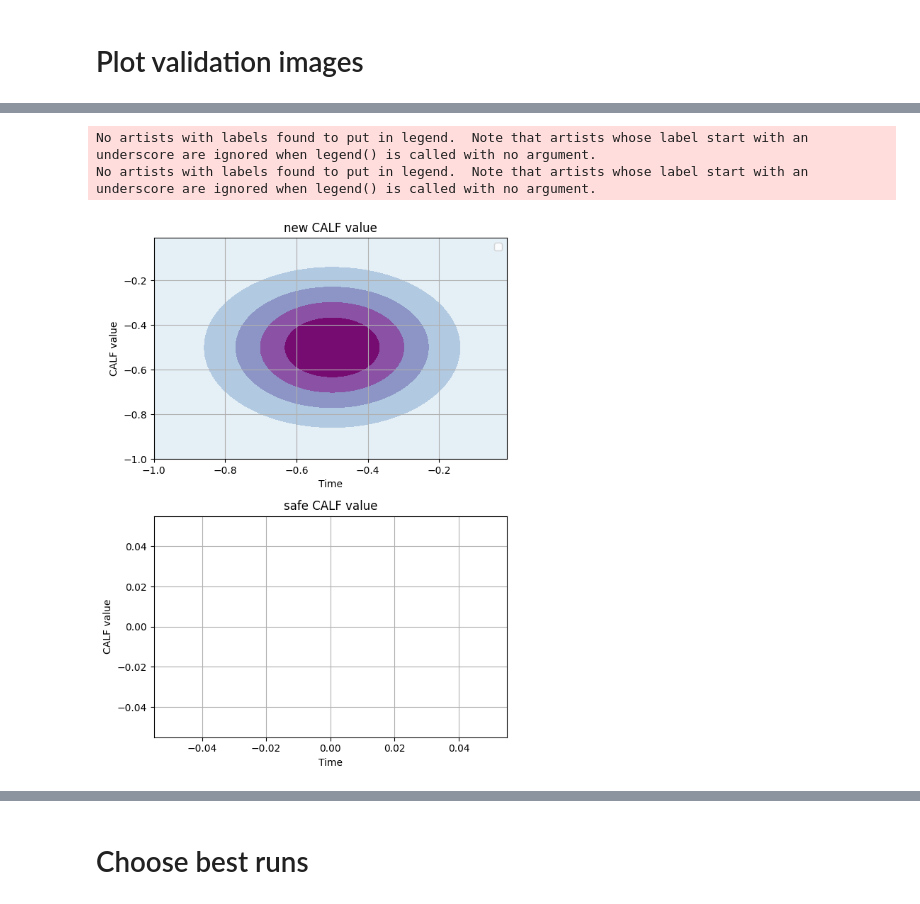
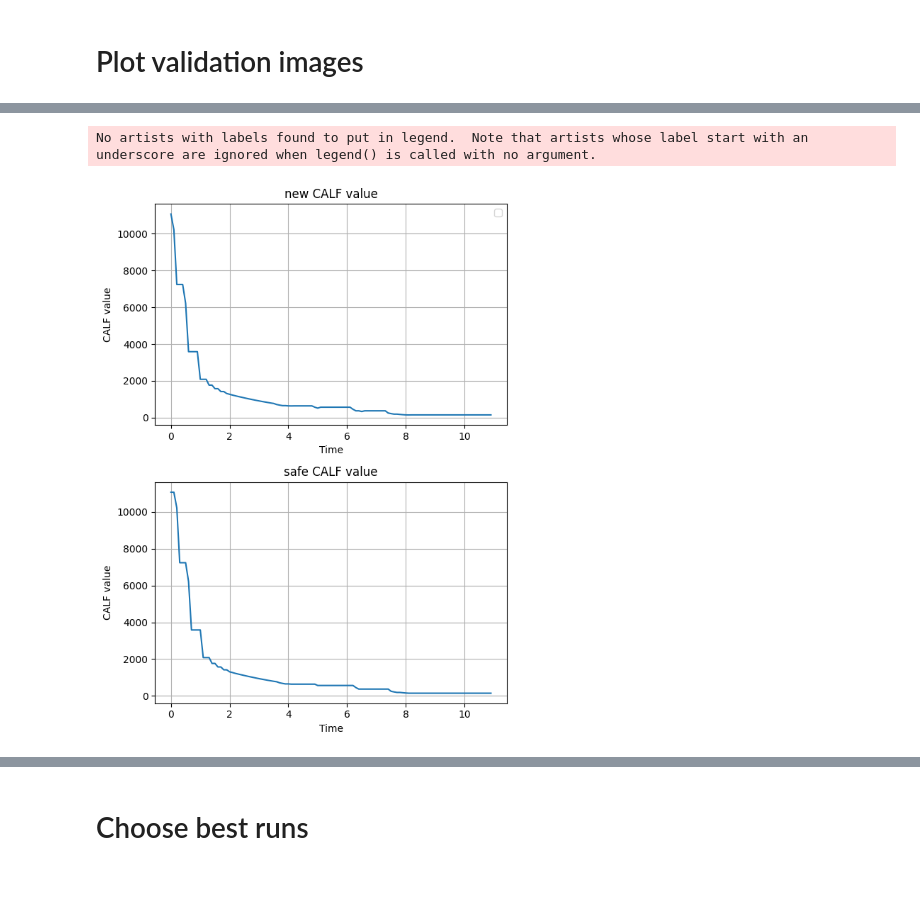
Before and after one commit to thd-research/regelum-playground, a Jupyter notebook: load_historical_data.ipynb, the cells around one changed output, grey strips where cells are left out. Cells and saved outputs as stored; diff of their text form; code cells hidden in the pictures.

```diff
--- a/load_historical_data.ipynb
+++ b/load_historical_data.ipynb
@@ -93,6 +93,13 @@ data_dir = "regelum_data/outputs/2024-08-01/10-03-43"
 
 # runs in hyperparameters sections
 data_dir = "regelum_data/outputs/2024-08-01/10-03-43"
+ref_dir = "regelum_data/outputs/2024-07-25/11-15-03/0/.callbacks/HistoricalDataCallback"
+
+
+# CALF with quad-nomix
+data_dir = "regelum_data/outputs/2024-08-06/08-46-07"
+ref_dir = "regelum_data/outputs/2024-08-06/08-57-20"
+
 
 def get_df_from_folder(data_dir):
     df_list = []
@@ -386,36 +399,36 @@ plot_chosen_trajectory(clean_df, ref_df=ref_df, it=1, seed=6)
 # %%
 def plot_chosen_calf_value(df, it, seed=0):
     fig, ax = plt.subplots(2, 1, sharey=False, figsize=(6, 8), height_ratios=[1, 1])
 
-    cs = ax[0].contourf(X, Y, Z, alpha=1, levels=5, cmap="BuPu")
-    cs.cmap.set_over('red')
-    cs.cmap.set_under('blue')
-    cs.changed()
+    # cs = ax[0].contourf(X, Y, Z, alpha=1, levels=5, cmap="BuPu")
+    # cs.cmap.set_over('red')
+    # cs.cmap.set_under('blue')
+    # cs.changed()
 
-    proxy = [plt.Rectangle((0,0),1,1,fc = pc.get_facecolor()[0]) for pc in cs.collections]
+    # proxy = [plt.Rectangle((0,0),1,1,fc = pc.get_facecolor()[0]) for pc in cs.collections]
 
     sub_df_1 = df[df["seed"] == str(seed)]
     sub_df_2 = sub_df_1[sub_df_1["iteration_id"] == it]
     ax[0].plot(sub_df_2["time"], sub_df_2["critic_new"])
     ax[0].set_title("new CALF value")
 
     ax[1].plot(sub_df_2["time"], sub_df_2["critic_safe"], label="safe CALF value")
     ax[1].set_title("safe CALF value")
 
     ax[0].legend()
     ax[0].set_xlabel('Time')
     ax[0].set_ylabel('CALF value')
     ax[0].grid(True)
 
     ax[1].grid(True)
     ax[1].set_xlabel('Time')
     ax[1].set_ylabel('CALF value')
     plt.tight_layout()
     fig.savefig("media/CALF_value.svg", dpi=fig.dpi)
 
-plot_chosen_calf_value(concat_df, it=16, seed=7)
-plot_chosen_calf_value(concat_df, it=1, seed=6)
+# plot_chosen_calf_value(concat_df, it=16, seed=7)
+# plot_chosen_calf_value(concat_df, it=1, seed=6)
+plot_chosen_calf_value(concat_df, it=21, seed=0)
 # %% [output]
 No artists with labels found to put in legend.  Note that artists whose label start with an underscore are ignored when legend() is called with no argument.
-No artists with labels found to put in legend.  Note that artists whose label start with an underscore are ignored when legend() is called with no argument.
-[figure, old version]
+[figure, new version]
```
Also changed, not shown: parts of 11 cells of this notebook, 3 other files.
